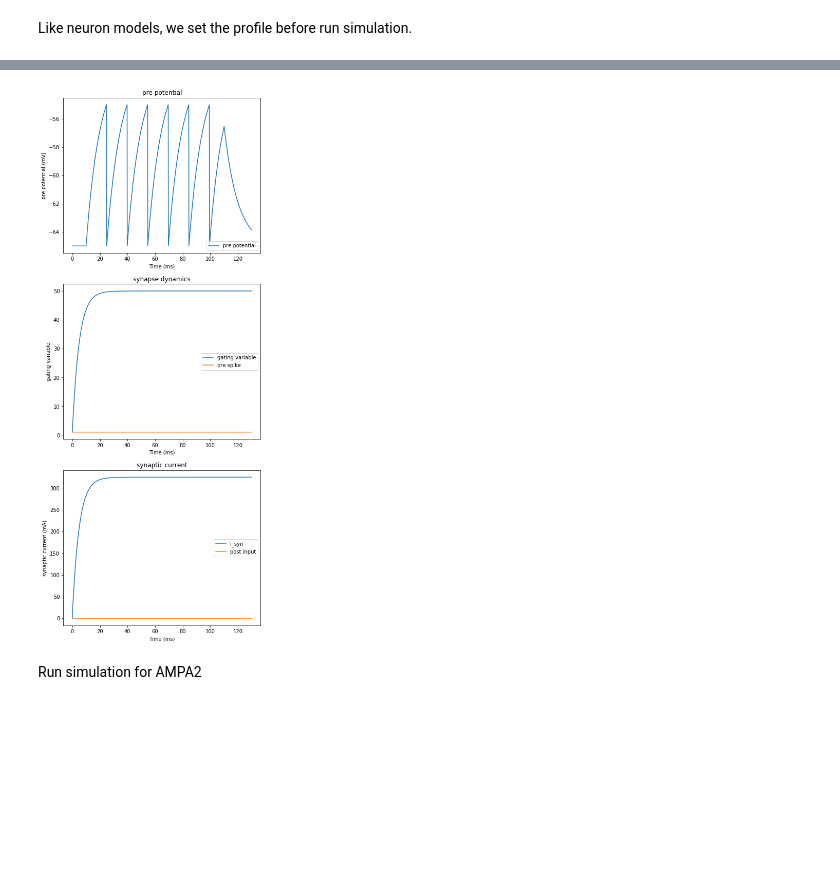
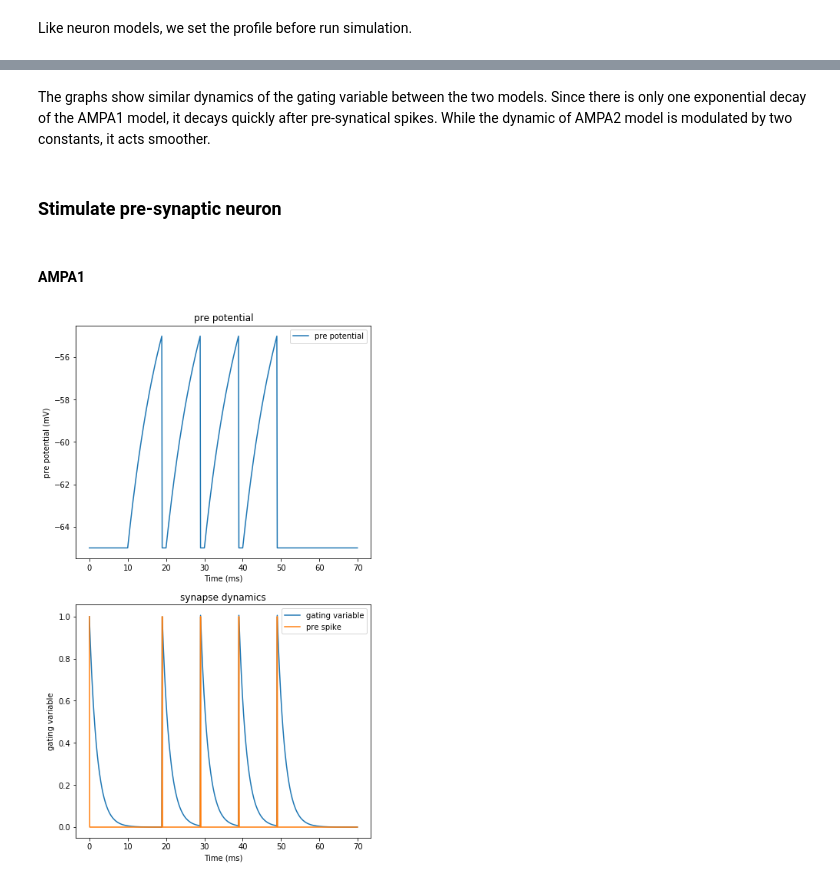
Before and after one commit to Gracewx/BrainPy-Models, a Jupyter notebook: docs/synapses/AMPA.ipynb, the cells around one changed output, grey strips where cells are left out. Saved outputs shown, nothing was run; the diff lists cells and outputs as text; code cells hidden in the pictures; blank space fills up the shorter version.

```diff
--- a/docs/synapses/AMPA.ipynb
+++ b/docs/synapses/AMPA.ipynb
@@ -47,7 +47,7 @@ We will implement the delay of the synapse (from synapse to post-synaptic) by us
 Post-synaptic input current will be the sum of synaptic current from all channels.
 # %%
 E_SYN = 0.
-TAU = 5.
+TAU = 2.
 G_MAX = .10
 
 def AMPA1(g_max=G_MAX, E=E_SYN, tau_decay=TAU):
@@ -77,7 +77,8 @@ def AMPA1(g_max=G_MAX, E=E_SYN, tau_decay=TAU):
     # dynamics of synaptic conductance
     def update(ST, _t_, pre, post):
         s = ints(ST['s'], _t_)
-        s += pre['sp']
+        if pre['sp'] == True:
+            s += 1
         g = g_max * s
         ST['s'] = s
         ST['g'] = g
@@ -90,6 +91,7 @@ def AMPA1(g_max=G_MAX, E=E_SYN, tau_decay=TAU):
         I_syn = - ST['g'] * (post['V'] - E)
         post['inp'] += I_syn
 
+
     return bp.SynType(name='AMPA', requires=requires, steps=(update, output), vector_based=False)
 # %% [markdown]
 ### AMPA 2
@@ -155,7 +161,7 @@ A synapse model include two neuron models and a synapse, we will import the LIF
 # %%
 #from examples.neurons.LIF_model import LIF
 
-def define_LIF(tau=10., Vr=-65., Vth=-55., noise=0., ref=0.):
+def define_LIF(tau=10., Vr=-65., Vth=-55., noise=0., ref=1.):
     """Leaky integrate-and-fire neuron model.
 
     Parameters
@@ -187,6 +193,8 @@ def define_LIF(tau=10., Vr=-65., Vth=-55., noise=0., ref=0.):
                 V = Vr
                 ST['sp_t'] = _t_
                 ST['sp'] = True
+            else:
+                ST['sp'] = False
             ST['V'] = V
         else:
             ST['sp'] = False
@@ -272,17 +287,20 @@ run_ampa_single(cls = AMPA1(), Iext = spike_I, duration = duration)
+# %% [markdown]
+The graphs show similar dynamics of the gating variable between the two models. Since there is only one exponential decay of the AMPA1 model, it decays quickly after pre-synatical spikes. While the dynamic of AMPA2 model is modulated by two constants, it acts smoother.
+# %% [markdown]
+### Stimulate pre-synaptic neuron
+# %% [markdown]
+#### AMPA1
 # %%
 # step current parameters
-amplitude = 12.9  # step current amplitude
+amplitude = 16.9  # step current amplitude
 stim_start = 10. # stimulation start point
-stim_t = 100.   # stimulation duration
+stim_t = 40.   # stimulation duration
 post_stim_t = 20. # after stimulation time
 
 # generate step current
 I = [(0, stim_start), (amplitude, stim_t), (0, post_stim_t)]
 (step_I, duration) = bp.inputs.constant_current(I)
 
-run_ampa_single(cls = AMPA1(), Iext = step_I,
-                duration = duration, sim_pos = 'pre.inp')
+run_ampa_single(cls = AMPA1(), Iext = step_I, duration = duration, sim_pos = 'pre.inp')
 # %% [output]
-[figure, old version]
+[figure, new version]
-# %% [markdown]
-Run simulation for AMPA2
```
Also changed, not shown: parts of 22 cells of this notebook.
